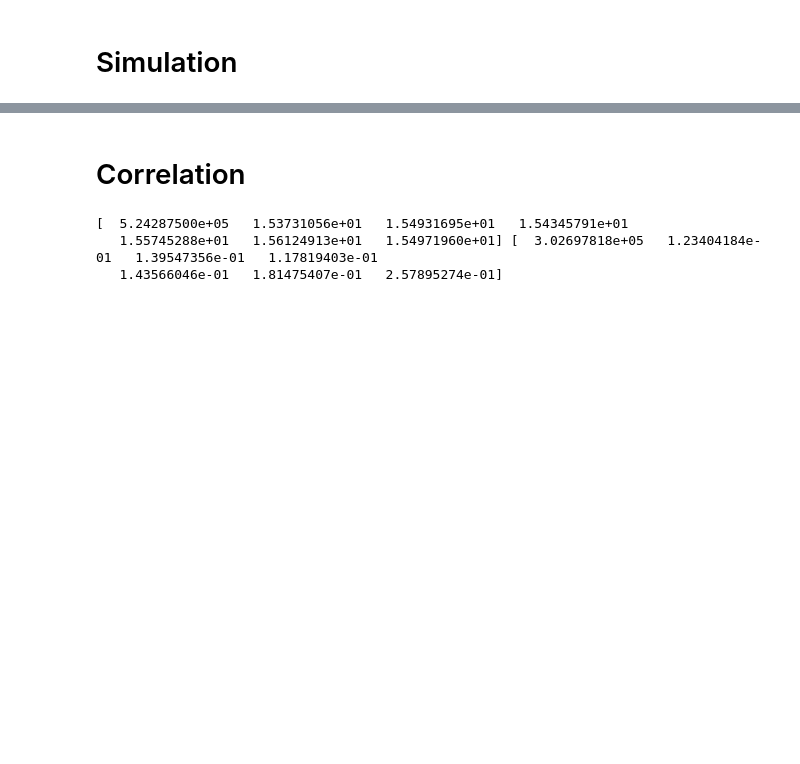
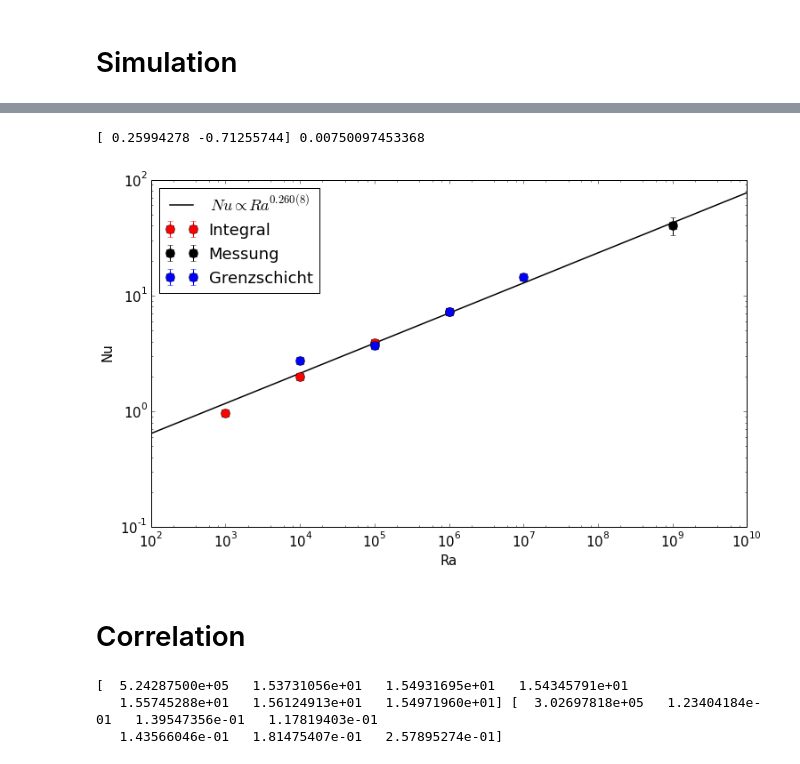
Before and after one commit to pmarszal/Protokolle, a Jupyter notebook: rbk/plots/temperature.ipynb, the cells around one changed output, grey strips where cells are left out. Saved outputs shown, nothing was run; the diff lists cells and outputs as text; code cells hidden in the pictures; blank space fills up the shorter version.

```diff
--- a/rbk/plots/temperature.ipynb
+++ b/rbk/plots/temperature.ipynb
@@ -226,3 +258,49 @@ plt.savefig('T_sim_Profile.pdf')
+# %%
+Nusselt_sheet = [
+[1000,0.970462696208067,0.0121033331222978],
+[10000, 2.00502782877869,0.0399557249704524],
+[100000,3.87726106315788,0.00164708497719636],
+[1000000,7.22301088183637,0.00214422389394742],
+[10000000,13.7379060713225,0.167747908443768],
+[1010588225.71,40,7]
+]
+Nusselt_complete = []
+for i in range(len(Nusselt_sheet)):
+    Nusselt_complete.append(Nusselt_sheet[i])
+for i in range(len(Nusselt_bound[1:])):
+    Nusselt_complete.append(Nusselt_bound[i+1])
+
+Nusselt_sheet = np.array(Nusselt_sheet)
+Nusselt_bound = np.array(Nusselt_bound)
+Nusselt_complete = np.array(Nusselt_complete)
+# %%
+nu_fit, co_nu_fit = curve_fit(lin_func, np.log10(Nusselt_complete[:-1,0]),np.log10(Nusselt_complete[:-1,1]),
+                              sigma = np.log10(Nusselt_complete[:-1,2]))
+print nu_fit, np.sqrt(co_nu_fit[0,0])
+x = np.linspace(2,10.1)
+y = lin_func(x, nu_fit[0], nu_fit[1])
+x = np.power(10,x)
+y = np.power(10,y)
+fig = plt.figure(figsize=(12,7))
+ax = fig.add_subplot(111)
+ax.set_xlim(1e2, 1e10)
+ax.set_ylim(1e-1, 1e2)
+ax.set_xlabel('Ra')
+ax.set_ylabel('Nu')
+ax.plot(x,y, color = fit_color, lw = fit_width, label = '$Nu \propto Ra^{0.260(8)}$')
+ax.errorbar(Nusselt_sheet[:-2,0], Nusselt_sheet[:-2,1], Nusselt_sheet[:-2,2], fmt='o', color = data_color, markersize = 10,
+            label = 'Integral')
+ax.errorbar(Nusselt_sheet[-1,0], Nusselt_sheet[-1,1], Nusselt_sheet[-1,2], fmt='o', color = 'black', markersize = 10,
+            label = 'Messung')
+ax.errorbar(Nusselt_bound[1:,0], Nusselt_bound[1:,1], Nusselt_bound[1:,2], fmt='o', color = data_color_sec, markersize = 10,
+            label = 'Grenzschicht')
+ax.set_xscale('log')
+ax.set_yscale('log')
+ax.legend(loc=2)
+plt.savefig('nusselt_fit.pdf')
+# %% [output]
+[ 0.25994278 -0.71255744] 0.00750097453368
+[figure, added]
 # %% [markdown]
 # Correlation
 # %%
```
Also changed, not shown: parts of 7 cells of this notebook, 19 other files.
